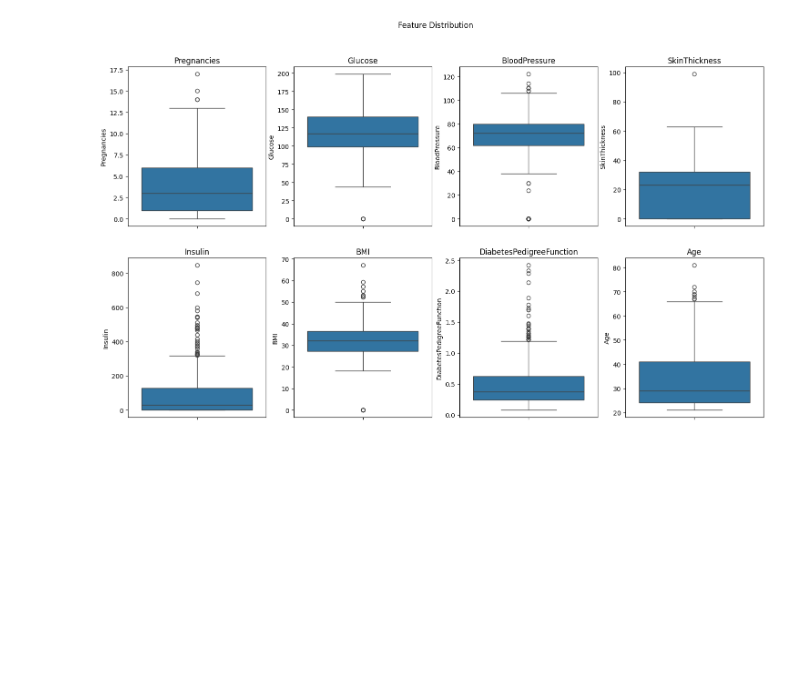
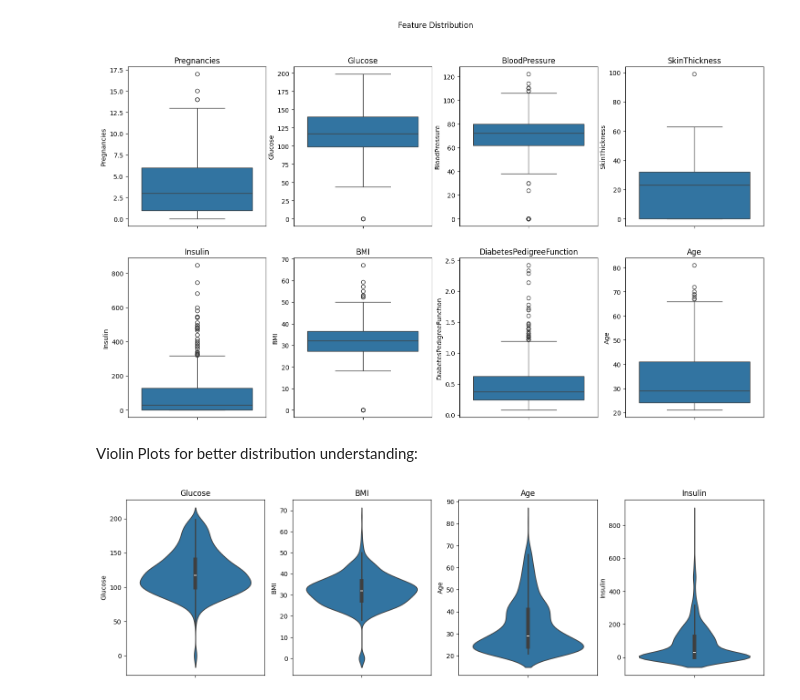
Before and after one commit to Adya-G-Bharadwaj/diagnostic-diabetes-detection, a Jupyter notebook: exploring-data.ipynb, the cells around one changed output. Saved outputs shown, nothing was run; the diff lists cells and outputs as text; code cells hidden in the pictures; blank space fills up the shorter version.

Commit message:
Final Data Visualization + Key Findings

```diff
--- a/exploring-data.ipynb
+++ b/exploring-data.ipynb
@@ -110,3 +110,16 @@ plt.suptitle("Feature Distribution")
 plt.show()
 # %% [output]
 [figure]
+# %% [markdown]
+Violin Plots for better distribution understanding:
+# %%
+key_features = ["Glucose", "BMI", "Age", "Insulin"]
+fig,ax = plt.subplots(1, 4, figsize=(18, 5))
+
+for i, col in enumerate(key_features):
+    sns.violinplot(y=col, data=df, ax=ax[i])
+    ax[i].set_title(f"{col}")
+
+plt.show()
+# %% [output]
+[figure, added]
```
Also changed, not shown: parts of 11 cells of this notebook.
